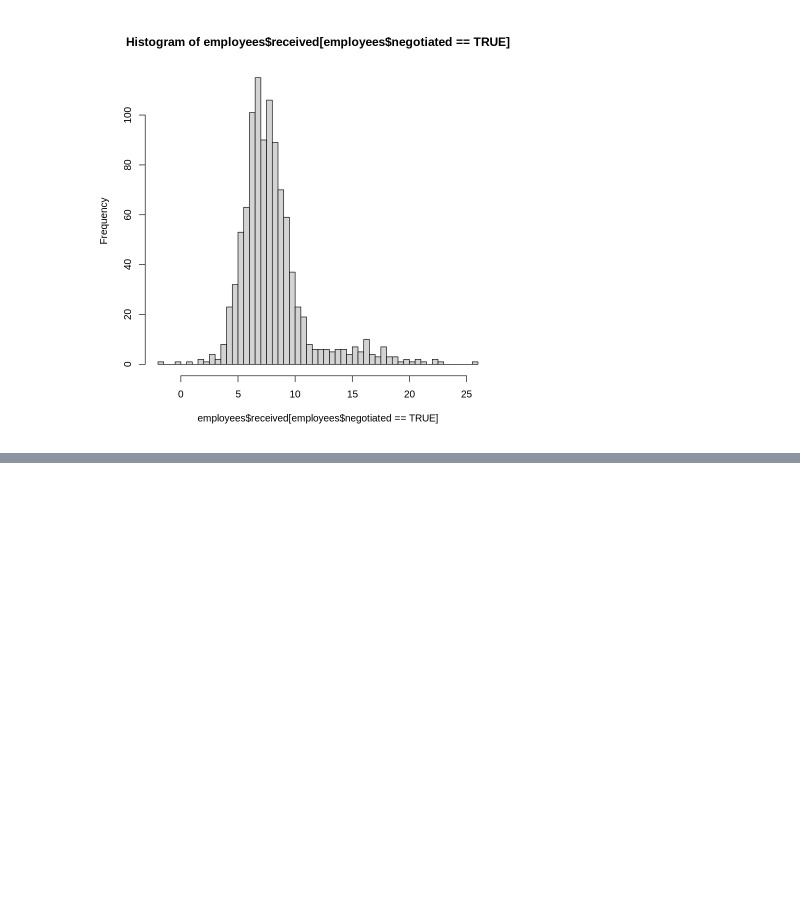
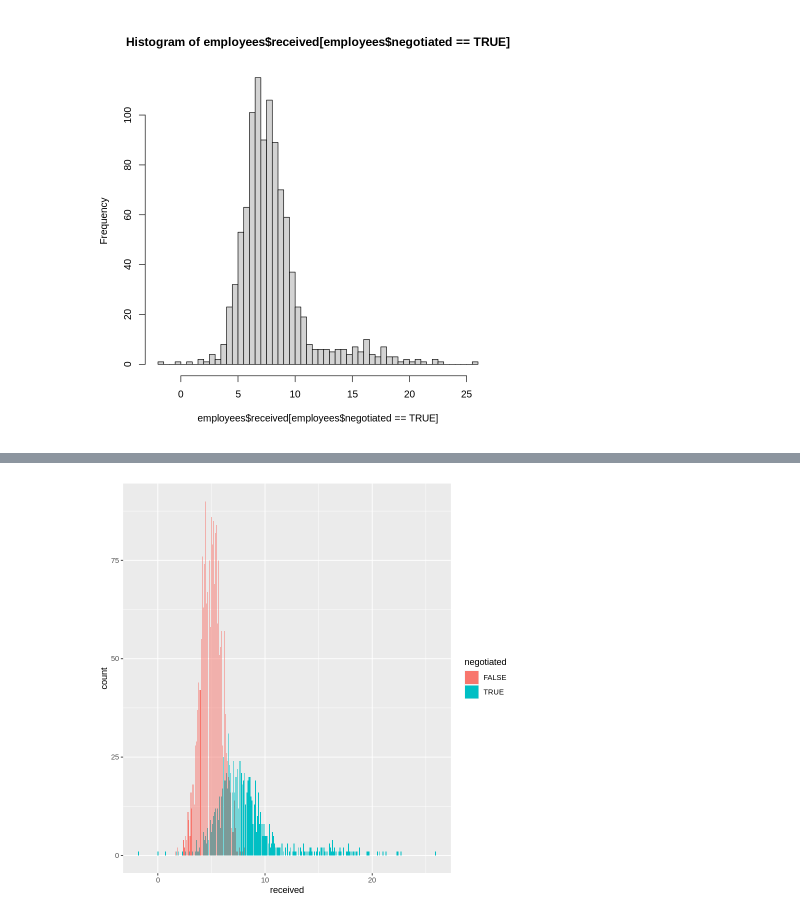
Before and after one commit to prakharsrivastava/powerbi, a Jupyter notebook: HeadFirst_Data_analysis_ch_9_R_Langauage.ipynb, the cells around one changed output, grey strips where cells are left out. Drawn from its saved outputs; the diff is of its cells as text; code cells hidden in the pictures; blank space fills up the shorter version.

```diff
--- a/HeadFirst_Data_analysis_ch_9_R_Langauage.ipynb
+++ b/HeadFirst_Data_analysis_ch_9_R_Langauage.ipynb
@@ -48,0 +83,5 @@ breaks = 50)
+# %%
+ggplot(data = employees, mapping = aes(x = received, fill=negotiated)) +
+  geom_bar(position="dodge")
+# %% [output]
+[figure, added]
```
Also changed, not shown: parts of 11 cells of this notebook.
